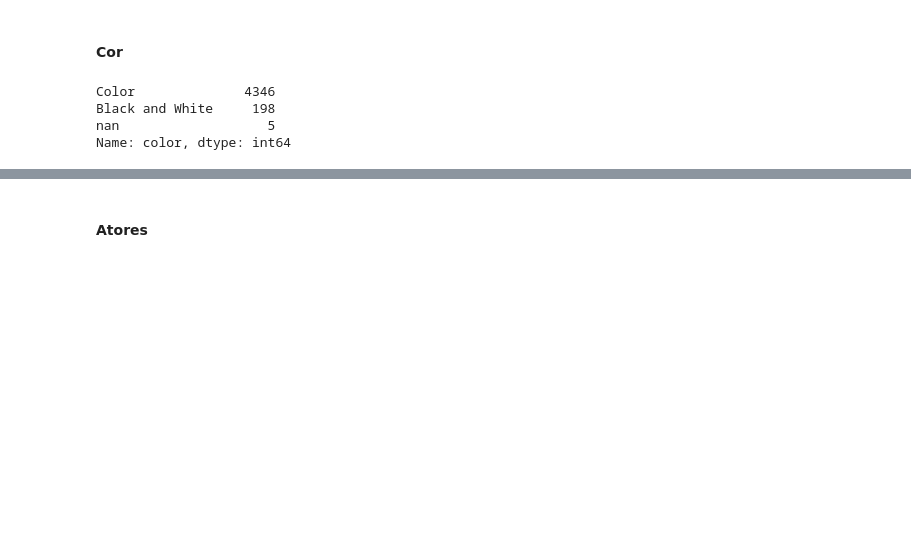
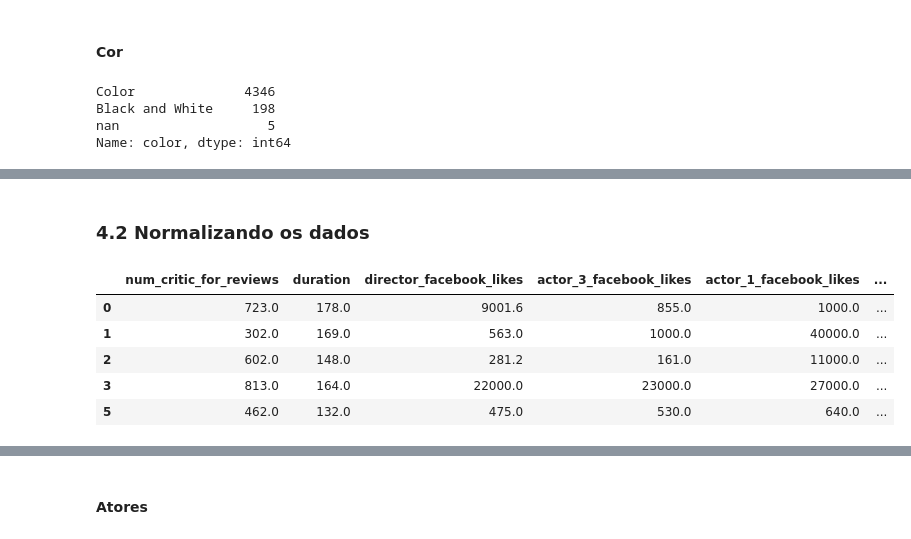
Before and after one commit to dcandrade/movie-data-mining, a Jupyter notebook: preprocessing/Preprocessing.ipynb, the cells around one changed output, grey strips where cells are left out. Saved outputs shown, nothing was run; the diff lists cells and outputs as text; code cells hidden in the pictures; blank space fills up the shorter version.

```diff
--- a/preprocessing/Preprocessing.ipynb
+++ b/preprocessing/Preprocessing.ipynb
@@ -379,0 +703,9 @@ movies_df = movies_df[~movies_df['color'].isna()]
+# %%
+regressor = KNeighborsRegressor()
+#data = pd.concat([categorical_df.dropna(), numerical_df])
+data = movies_df[~movies_df['budget'].isna()][numerical_variables]
+data.fillna(data.mean(), inplace=True)
+data_x = data.drop('budget', axis='columns')
+data_y = data.gross
+results = cross_val_score(regressor, data_x, data_y, cv=10, scoring="neg_mean_absolute_error")
+np.mean(results)
@@ -379,0 +714,7 @@ movies_df = movies_df[~movies_df['color'].isna()]
+# %%
+regressor.fit(data_x, data_y)
+x = movies_df[numerical_variables].drop('budget', axis='columns').fillna(movies_df.mean())
+predicted_budget = regressor.predict(x)
+
+movies_df.budget.fillna(pd.Series(predicted_budget), inplace=True)
+movies_df[numerical_variables].isnull().sum()
@@ -379,0 +736,3 @@ movies_df = movies_df[~movies_df['color'].isna()]
+# %%
+movies_df.budget.fillna(movies_df.budget.mean(), inplace=True)
+movies_df[numerical_variables].isnull().sum()
@@ -379,0 +756,3 @@ movies_df = movies_df[~movies_df['color'].isna()]
+# %%
+movies_df.cast_total_facebook_likes.fillna(movies_df.cast_total_facebook_likes.mean(), inplace=True)
+movies_df[numerical_variables].isnull().sum()
@@ -379,0 +774,11 @@ movies_df = movies_df[~movies_df['color'].isna()]
+# %% [markdown]
+### 4.2 Normalizando os dados
+# %%
+movies_df[numerical_variables].head()
+# %% [output]
+|  | num_critic_for_reviews | duration | director_facebook_likes | actor_3_facebook_likes | actor_1_facebook_likes | ... |
+| 0 | 723.0 | 178.0 | 9001.6 | 855.0 | 1000.0 | ... |
+| 1 | 302.0 | 169.0 | 563.0 | 1000.0 | 40000.0 | ... |
+| 2 | 602.0 | 148.0 | 281.2 | 161.0 | 11000.0 | ... |
+| 3 | 813.0 | 164.0 | 22000.0 | 23000.0 | 27000.0 | ... |
+| 5 | 462.0 | 132.0 | 475.0 | 530.0 | 640.0 | ... |
```
Also changed, not shown: parts of 90 cells of this notebook.
